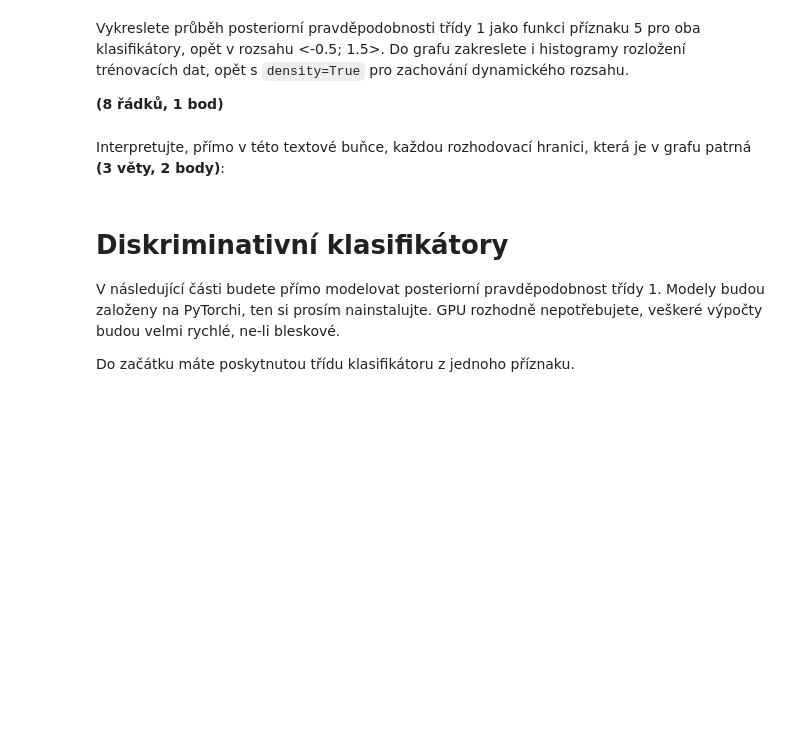
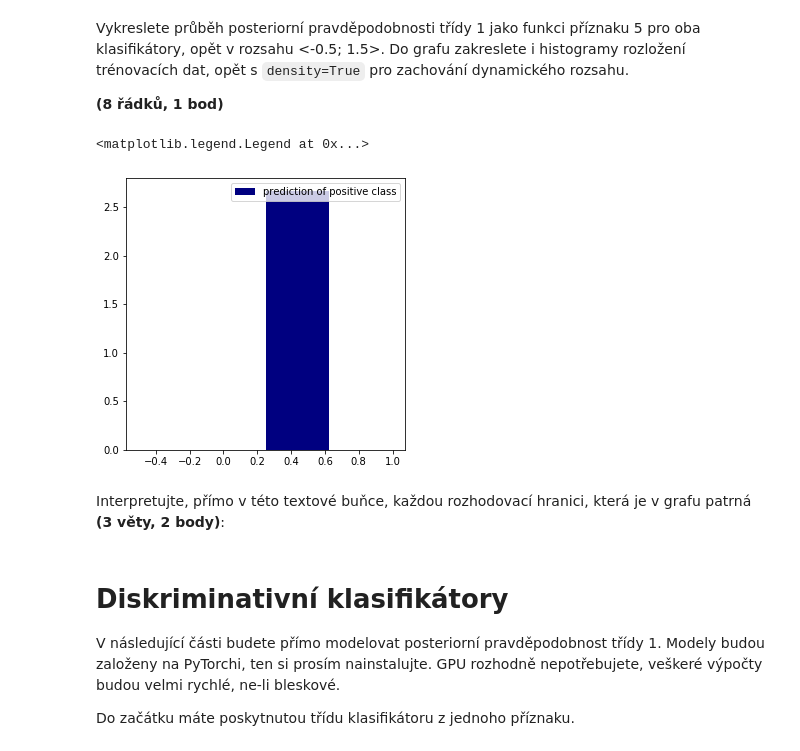
Before and after one commit to kateriska/6.-semestr-FIT, a Jupyter notebook: SUI/du/zadani.ipynb, the cells around one changed output. Cells and saved outputs as stored; diff of their text form; code cells hidden in the pictures; blank space fills up the shorter version.

```diff
--- a/SUI/du/zadani.ipynb
+++ b/SUI/du/zadani.ipynb
@@ -285,3 +291,19 @@ pass
+# %%
+points_to_plot = list()
+all_points = val_dataset.xs[:, FOI].tolist()
+for point in all_points:
+    for prediction in flat_prior_predictions:
+        if (all_points.index(point) == flat_prior_predictions.index(prediction)):
+            if (prediction == 1):
+                points_to_plot.append(point)
+
+figure = plt.figure(figsize=(5, 5))
+graph_plot = figure.add_subplot(1,1,1)
+graph_plot.hist(points_to_plot,bins=np.linspace(-0.5,1,5), density=True, color = "navy", label="prediction of positive class")
+graph_plot.legend(prop={'size': 10})
+# %% [output]
+<matplotlib.legend.Legend at 0x...>
+[figure, added]
 # %% [markdown]
 Interpretujte, přímo v této textové buňce, každou rozhodovací hranici, která je v grafu patrná **(3 věty, 2 body)**:
 # %% [markdown]
```
Also changed, not shown: parts of 4 cells of this notebook.
